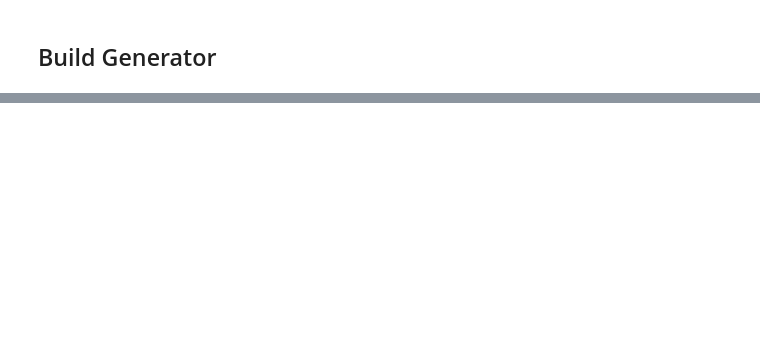
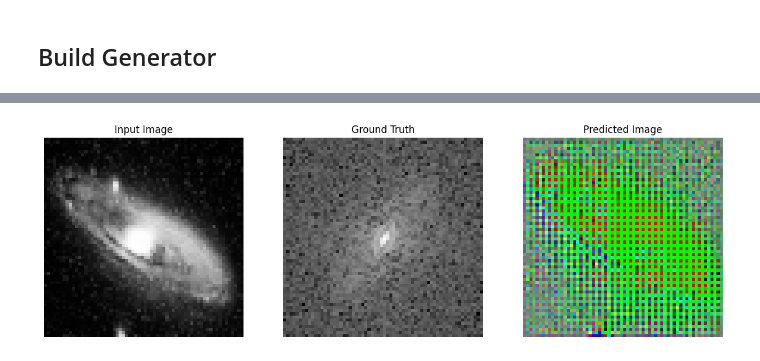
Before and after one commit to Yurivanderburg/II_GAN, a Jupyter notebook: Spirals_v0.1.ipynb, the cells around one changed output, grey strips where cells are left out. Cells and saved outputs as stored; diff of their text form; code cells hidden in the pictures; blank space fills up the shorter version.

```diff
--- a/Spirals_v0.1.ipynb
+++ b/Spirals_v0.1.ipynb
@@ -48,3 +58,15 @@ plt.imshow(sample_image_fft)
 <matplotlib.image.AxesImage at 0x...>
 [figure]
 [figure]
+# %%
+sample_image_org = tf.io.read_file(str(PATH+'apod_1995-07-24_gray_resized.png'))
+sample_image_org = tf.io.decode_png(sample_image_org)
+sample_image_org = sample_image_org[:,:,:-1]
+print(sample_image_org.shape)
+
+sample_image_fft = tf.io.read_file(str(PATH+'apod_1995-07-24_fft_norm.png'))
+sample_image_fft = tf.io.decode_png(sample_image_fft)
+sample_image_fft = sample_image_fft[:,:,:-1]
+print(sample_image_fft.shape)
+
+## Why the heck 4???????
@@ -257,0 +388,22 @@ ValueError: A `Concatenate` layer requires inputs with matching shapes except fo
+# %%
+def generate_images(model, test_input, tar):
+  prediction = model(test_input, training=True)
+  plt.figure(figsize=(15, 15))
+
+  display_list = [test_input[0], tar[0], prediction[0]*0.5 + 0.5]
+  title = ['Input Image', 'Ground Truth', 'Predicted Image']
+
+  for i in range(3):
+    plt.subplot(1, 3, i+1)
+    plt.title(title[i])
+    # Getting the pixel values in the [0, 1] range to plot.
+    plt.imshow(display_list[i]) # * 0.5 + 0.5)
+    plt.axis('off')
+  plt.show()
+# %%
+example_input = sample_image_org[tf.newaxis, :]
+example_target = sample_image_fft[tf.newaxis, :]
+
+generate_images(generator, example_input, example_target)
+# %% [output]
+[figure, added]
```
Also changed, not shown: parts of 28 cells of this notebook, 6 other files.
